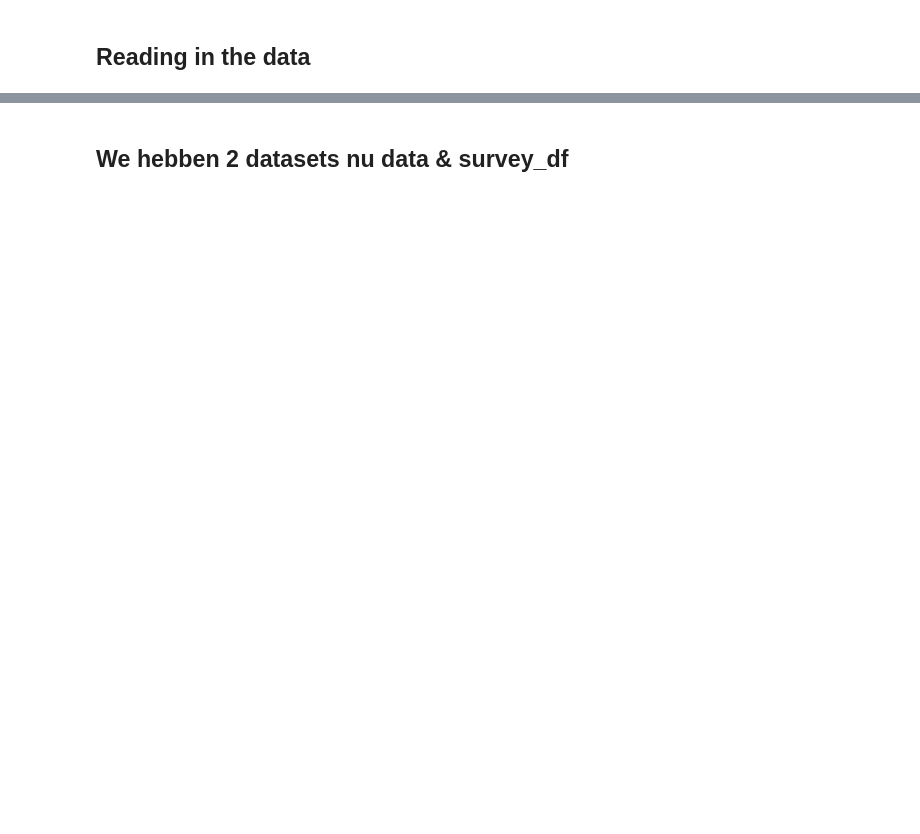
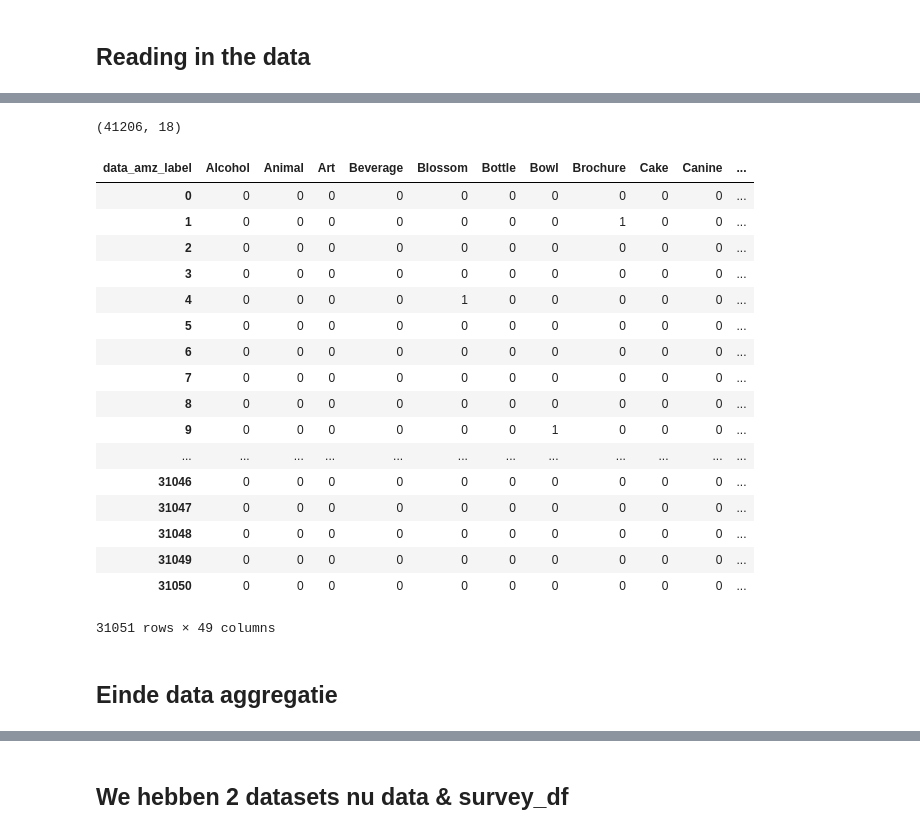
Before and after one commit to JeffreyBosman/FDScase2, a Jupyter notebook: Preprocessing_instagram_assignment.ipynb, the cells around one changed output, grey strips where cells are left out. Saved outputs shown, nothing was run; the diff lists cells and outputs as text; code cells hidden in the pictures; blank space fills up the shorter version.

Commit message:
aggegratie nog niet helemaal af

```diff
--- a/Preprocessing_instagram_assignment.ipynb
+++ b/Preprocessing_instagram_assignment.ipynb
@@ -17,0 +147,7 @@ survey_df = pd.read_pickle(r'survey.pickle') #feather.read_dataframe('data_scien
+# %%
+#####################################
+## Metrix
+#####################################
+metrics_df = metrics_df.groupby('image_id').max() ## op een of andere manier werkt drop_duplicates niet vaagg...
+metrics_df = metrics_df.reset_index()
+metrics_df.head()
@@ -18,3 +178,72 @@ survey_df = pd.read_pickle(r'survey.pickle') #feather.read_dataframe('data_scien
+# %%
+#####################################
+## Analyse op aantallen
+#####################################
+
+emo_face.shape#(15957, 7)   NIet elke foto heeft mensen erin
+df_object.shape#(31051, 48) Niet elke foto heeft een getraind object, gelukkig wel veel gevonden
+emotion_score.shape#(41292, 24) Voor paar fotos niet gevuld
+leeftijd_mensen_in_foto.shape#(15957, 9)   NIet elke foto heeft mensen erin
+people.shape#(15957, 6)   NIet elke foto heeft mensen erin
+metrics_df.shape#(35803, 4) ##RAAR dat dit niet voor elke gevuld is.... Denk dat de data die we hebben gekregen beetje corrupt is, zaten ook duplicates tussen
+image_df.shape#(41206, 18) ## dit zijn alle fotos
+anp.shape#(22377, 82) ## We hebben hierin gesneden dus dit kan kloppen
+# %% [output]
+(41206, 18)
+# %%
+#####################################
+## User id uit elke extracten
+#####################################
+f = lambda x: x["image_id"].split("_")[1]  ## Maak functie aan
+
+
+emo_face['user_id'] = emo_face.apply(f, axis=1)
+df_object['user_id'] =df_object.apply(f, axis=1)
+emotion_score['user_id']= emotion_score.apply(f, axis=1)
+leeftijd_mensen_in_foto['user_id']= leeftijd_mensen_in_foto.apply(f, axis=1)
+people['user_id']= people.apply(f, axis=1)
+metrics_df['user_id']=metrics_df.apply(f, axis=1)
+image_df['user_id']=image_df.apply(f, axis=1)
+anp['user_id']=anp.apply(f, axis=1)
+# %%
+#####################################
+## Aggegreren op user_id
+#####################################
+emo_user =emo_face.loc[:, emo_face != 'image_id'].groupby('user_id').mean()
+object_user = df_object.loc[:, df_object.columns != 'image_id'].groupby('user_id').sum()
+emo_user =emotion_score.loc[:, emotion_score.columns != 'image_id'].groupby('user_id').mean()
+leeftijd_mensen_in_foto_user = leeftijd_mensen_in_foto.loc[:, leeftijd_mensen_in_foto.columns != 'image_id'].groupby('user_id').sum()
+anp_user =anp.loc[:, anp.columns != 'image_id'].groupby('user_id').mean()
+# %%
+#####################TO DO###########################
+
+
+- emo user kan maar gekoppeld worden aan 24 user_ids
+-leeftijd_mensen_in_foto_user ratio in plaats van sum
+
+
+People , image_df, metrics_df
+# %% [output]
+| data_amz_label | Alcohol | Animal | Art | Beverage | Blossom | Bottle | Bowl | Brochure | Cake | Canine | ... |
+| 0 | 0 | 0 | 0 | 0 | 0 | 0 | 0 | 0 | 0 | 0 | ... |
+| 1 | 0 | 0 | 0 | 0 | 0 | 0 | 0 | 1 | 0 | 0 | ... |
+| 2 | 0 | 0 | 0 | 0 | 0 | 0 | 0 | 0 | 0 | 0 | ... |
+| 3 | 0 | 0 | 0 | 0 | 0 | 0 | 0 | 0 | 0 | 0 | ... |
+| 4 | 0 | 0 | 0 | 0 | 1 | 0 | 0 | 0 | 0 | 0 | ... |
+| 5 | 0 | 0 | 0 | 0 | 0 | 0 | 0 | 0 | 0 | 0 | ... |
+| 6 | 0 | 0 | 0 | 0 | 0 | 0 | 0 | 0 | 0 | 0 | ... |
+| 7 | 0 | 0 | 0 | 0 | 0 | 0 | 0 | 0 | 0 | 0 | ... |
+| 8 | 0 | 0 | 0 | 0 | 0 | 0 | 0 | 0 | 0 | 0 | ... |
+| 9 | 0 | 0 | 0 | 0 | 0 | 0 | 1 | 0 | 0 | 0 | ... |
+| ... | ... | ... | ... | ... | ... | ... | ... | ... | ... | ... | ... |
+| 31046 | 0 | 0 | 0 | 0 | 0 | 0 | 0 | 0 | 0 | 0 | ... |
+| 31047 | 0 | 0 | 0 | 0 | 0 | 0 | 0 | 0 | 0 | 0 | ... |
+| 31048 | 0 | 0 | 0 | 0 | 0 | 0 | 0 | 0 | 0 | 0 | ... |
+| 31049 | 0 | 0 | 0 | 0 | 0 | 0 | 0 | 0 | 0 | 0 | ... |
+| 31050 | 0 | 0 | 0 | 0 | 0 | 0 | 0 | 0 | 0 | 0 | ... |
+31051 rows × 49 columns
+# %% [markdown]
+## Einde data aggregatie
 # %%
 # Merge them based on the image_id so that we have a large data frame containing all the elements
 
```
Also changed, not shown: parts of 29 cells of this notebook.
